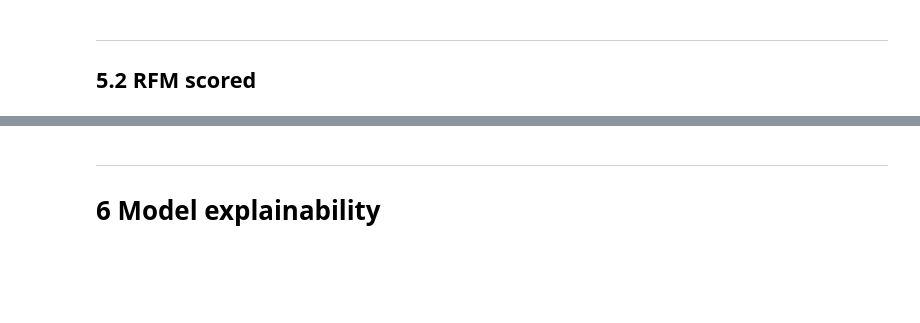
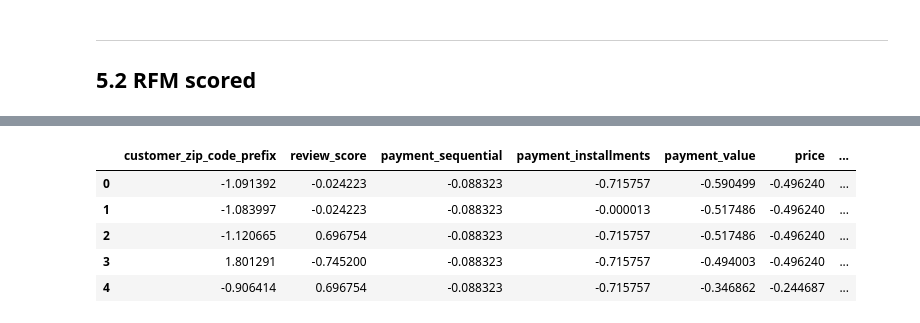
Before and after one commit to curiousmindflow/oc-ml-p4, a Jupyter notebook: modelisation.ipynb, the cells around one changed output, grey strips where cells are left out. Cells and saved outputs as stored; diff of their text form; code cells hidden in the pictures; blank space fills up the shorter version.

```diff
--- a/modelisation.ipynb
+++ b/modelisation.ipynb
@@ -396,0 +522,13 @@ data.describe(include="object")
+# %%
+display = None
+if config["fe"]["order_estimated_delivery_date"]:
+    data.loc[:, "order_estimated_delivery_date"] = data.loc[:, "order_estimated_delivery_date"].apply(pd.to_datetime)
+    oedd = data.loc[:, "order_estimated_delivery_date"]
+    data["order_estimated_delivery_year"] = oedd.dt.year
+    data["order_estimated_delivery_month"] = oedd.dt.month
+    data["order_estimated_delivery_day"] = oedd.dt.day
+    data["order_estimated_delivery_hour"] = oedd.dt.hour
+
+    display = data.loc[:, ["order_estimated_delivery_date", "order_estimated_delivery_year", "order_estimated_delivery_month", "order_estimated_delivery_day", "order_estimated_delivery_hour"]].head()
+
+display
@@ -600,3 +686,20 @@ explain
-# %% [markdown]
-***
-# 6 Model explainability
+# %%
+display = None
+
+if config["pca"]["do"]:
+    pca_cols = data.select_dtypes(["int64", "float64"]).columns
+    # pca_cols = pca_cols.append(data.loc[:, ["payment_type"]].columns)
+
+    pca_data = data[pca_cols]
+    pca_data = preprocess_data(pca_data)
+
+    display = pca_data.head()
+
+display
+# %% [output]
+|  | customer_zip_code_prefix | review_score | payment_sequential | payment_installments | payment_value | price | ... |
+| 0 | -1.091392 | -0.024223 | -0.088323 | -0.715757 | -0.590499 | -0.496240 | ... |
+| 1 | -1.083997 | -0.024223 | -0.088323 | -0.000013 | -0.517486 | -0.496240 | ... |
+| 2 | -1.120665 | 0.696754 | -0.088323 | -0.715757 | -0.517486 | -0.496240 | ... |
+| 3 | 1.801291 | -0.745200 | -0.088323 | -0.715757 | -0.494003 | -0.496240 | ... |
+| 4 | -0.906414 | 0.696754 | -0.088323 | -0.715757 | -0.346862 | -0.244687 | ... |
```
Also changed, not shown: parts of 62 cells of this notebook, 1 other file.
